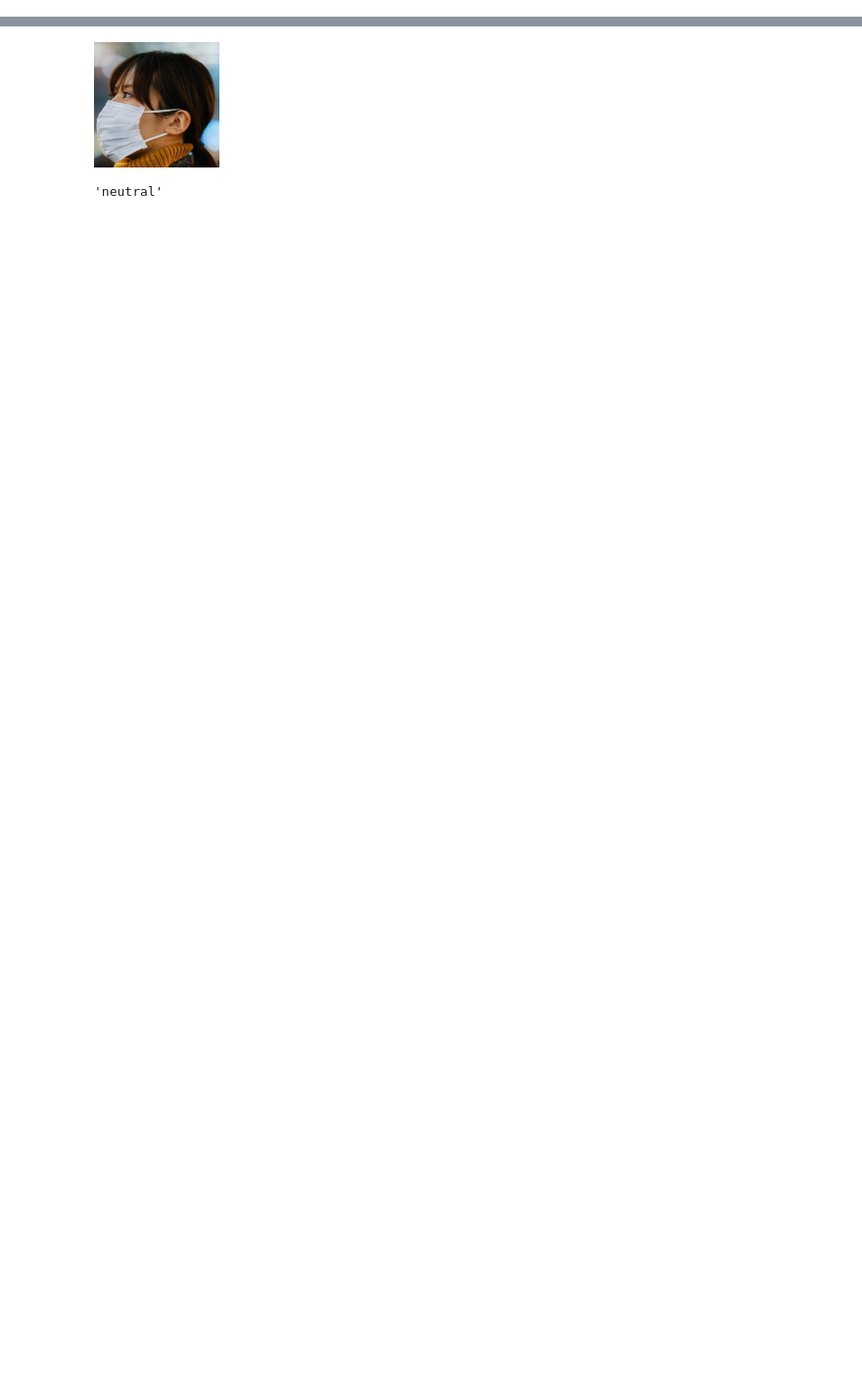
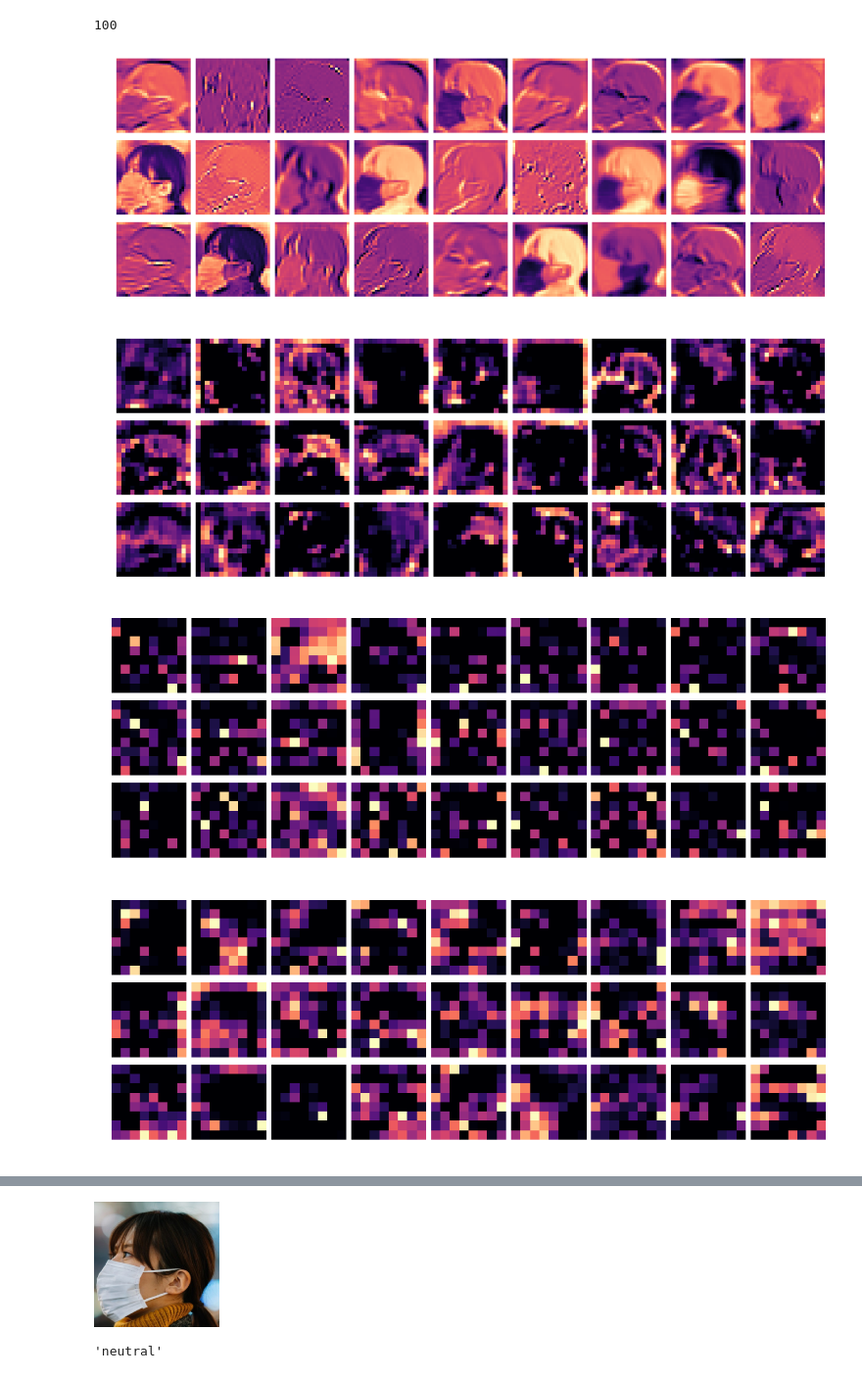
Before and after one commit to Fast-AI-Code/emotionFromMask, a Jupyter notebook: emotionMask.ipynb, the cells around one changed output, grey strips where cells are left out. Shown at 98% size. Saved outputs shown, nothing was run; the diff lists cells and outputs as text; code cells hidden in the pictures; blank space fills up the shorter version.

```diff
--- a/emotionMask.ipynb
+++ b/emotionMask.ipynb
@@ -11,6 +11,36 @@ from fastai.callbacks import *
 os.environ["TORCH_HOME"] = "/media/subhaditya/DATA/COSMO/Datasets-Useful"
 # %%
 path = Path("/media/subhaditya/DATA/COSMO/Datasets/emotionMask")
+# %%
+def show_2D_act(hook, l=0, nrows=3, ncols=9, s=12):
+    """Show nrows*ncols activation visualizations of the l-th layer with figsize s*s"""
+    fig, axes = plt.subplots(nrows, ncols, figsize=(s, s / 3))
+    fig.subplots_adjust(hspace=0.1, wspace=0, left=0, right=1, top=1, bottom=0)
+    for i, ax in enumerate(axes.flat):
+        ax.imshow(custom_hook.stored[l][0][i].cpu(), cmap="magma")
+        ax.set_axis_off()
+
+
+# %debug
+def create_layer_vis(x, img_path):
+    layers = flatten_model(x)
+    print(len(layers))
+    custom_hook = hook_outputs(layers)
+
+    learn.model.eval()
+    img = open_image(img_path)
+    learn.predict(img)
+    [custom_hook.stored[i].shape for i in range(len(custom_hook.stored))]
+
+    stored_hooks_rank = [
+        len(custom_hook.stored[i].shape) for i in range(len(custom_hook.stored))
+    ]
+    min_rank = min(
+        [len(custom_hook.stored[i].shape) for i in range(len(custom_hook.stored))]
+    )
+
+    for i in range(0, len(layers), 10):
+        show_2D_act(custom_hook, i)
 # %%
 data = (
     (
@@ -95,0 +126,10 @@ learn.data.y.classes
+# %%
+create_layer_vis(
+    learn.model, path / "test/img1.jpg",
+)
+# %% [output]
+100
+[figure, added]
+[figure, added]
+[figure, added]
+[figure, added]
```
Also changed, not shown: parts of 15 cells of this notebook.
